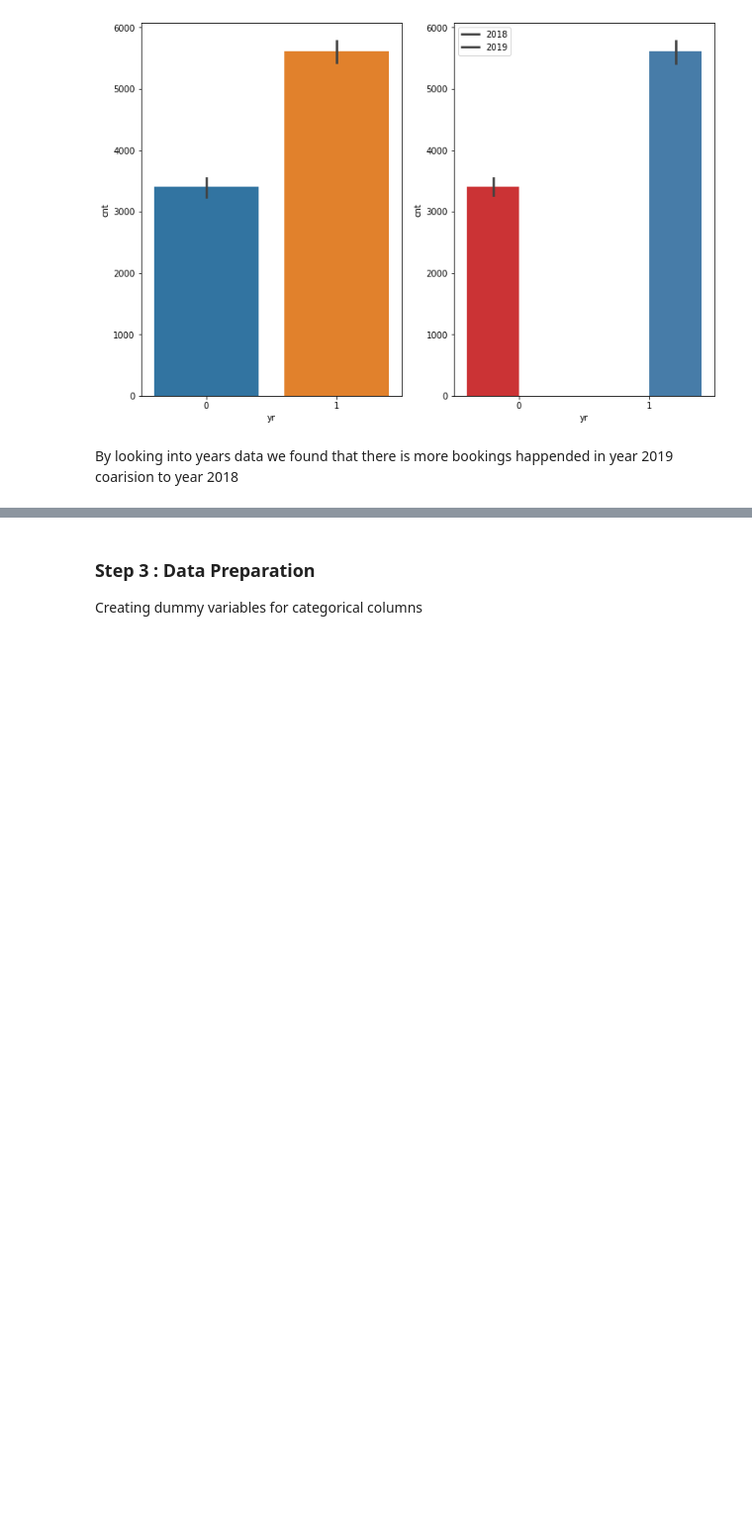
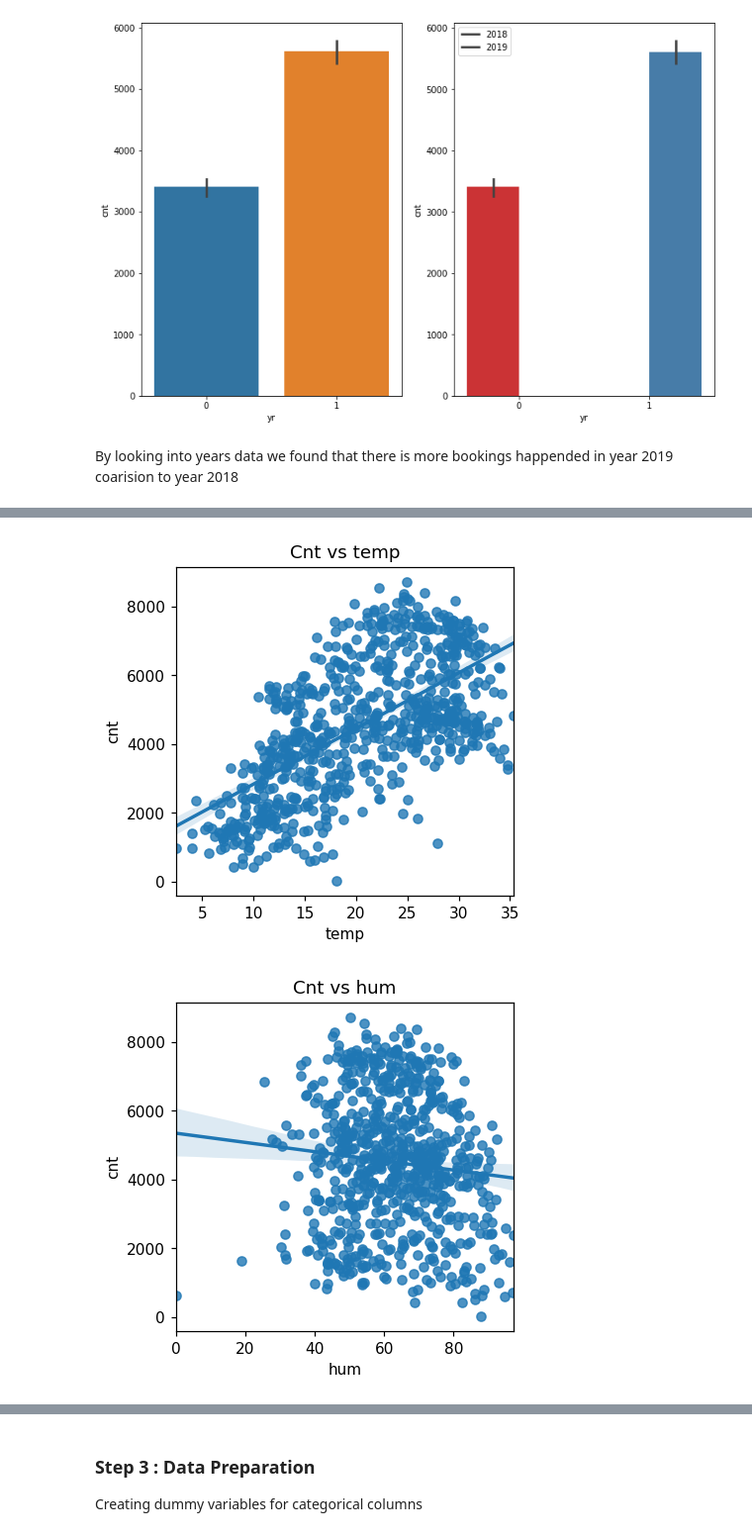
Before and after one commit to 4amitnarayan/Bike-Sharing-Assignment, a Jupyter notebook: amit-bike-sharing-assignment.ipynb, the cells around one changed output, grey strips where cells are left out. Shown at 99% size. Cells and saved outputs as stored; diff of their text form; code cells hidden in the pictures; blank space fills up the shorter version.

```diff
--- a/amit-bike-sharing-assignment.ipynb
+++ b/amit-bike-sharing-assignment.ipynb
@@ -245,0 +254,12 @@ bike_data.head()
+# %%
+# Numeric Data Visualisation distplot
+a_df = ['temp','hum','windspeed']
+for i in a_df:
+    plt.figure(figsize=(4,4),dpi=110)
+    plt.title(('Cnt vs '+ i),fontsize=12)
+    sns.regplot(data=bike_data,y="cnt",x=i)
+    plt.xlabel(i)
+    plt.show()
+# %% [output]
+[figure, added]
+[figure, added]
```
Also changed, not shown: parts of 47 cells of this notebook.
